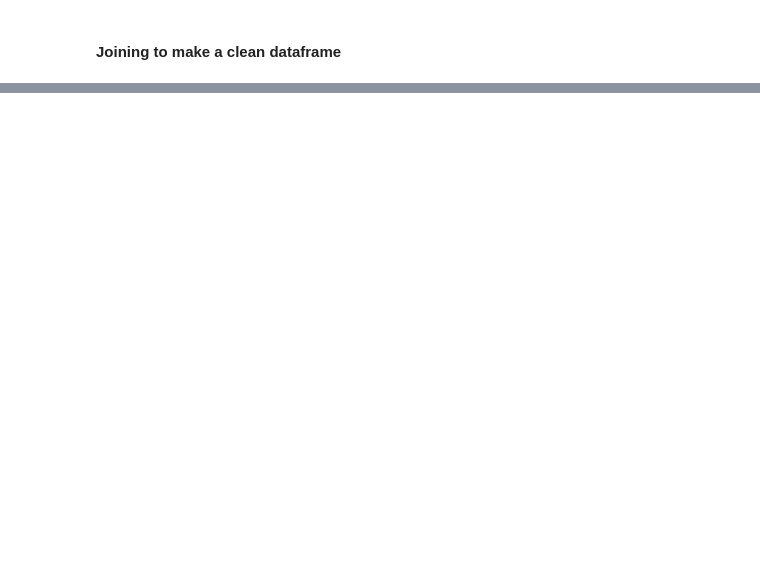
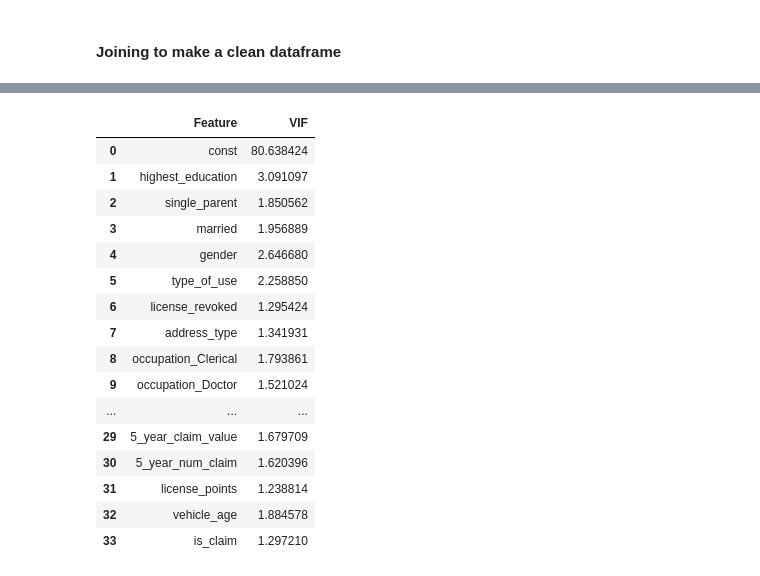
Before and after one commit to hatunglam/kaggle-projects, a Jupyter notebook: car_insurance/main.ipynb, the cells around one changed output, grey strips where cells are left out. Cells and saved outputs as stored; diff of their text form; code cells hidden in the pictures; blank space fills up the shorter version.

```diff
--- a/car_insurance/main.ipynb
+++ b/car_insurance/main.ipynb
@@ -522,0 +523,23 @@ vif_df
+# %%
+X_train_clean.drop(['occupation_Blue Collar', 'car_type_Minivan'], axis=1, inplace=True)
+
+vif_df = calc_vif(X_train_clean)
+vif_df
+# %% [output]
+|  | Feature | VIF |
+| 0 | const | 80.638424 |
+| 1 | highest_education | 3.091097 |
+| 2 | single_parent | 1.850562 |
+| 3 | married | 1.956889 |
+| 4 | gender | 2.646680 |
+| 5 | type_of_use | 2.258850 |
+| 6 | license_revoked | 1.295424 |
+| 7 | address_type | 1.341931 |
+| 8 | occupation_Clerical | 1.793861 |
+| 9 | occupation_Doctor | 1.521024 |
+| ... | ... | ... |
+| 29 | 5_year_claim_value | 1.679709 |
+| 30 | 5_year_num_claim | 1.620396 |
+| 31 | license_points | 1.238814 |
+| 32 | vehicle_age | 1.884578 |
+| 33 | is_claim | 1.297210 |
```
Also changed, not shown: parts of 16 cells of this notebook, 4 other files.
